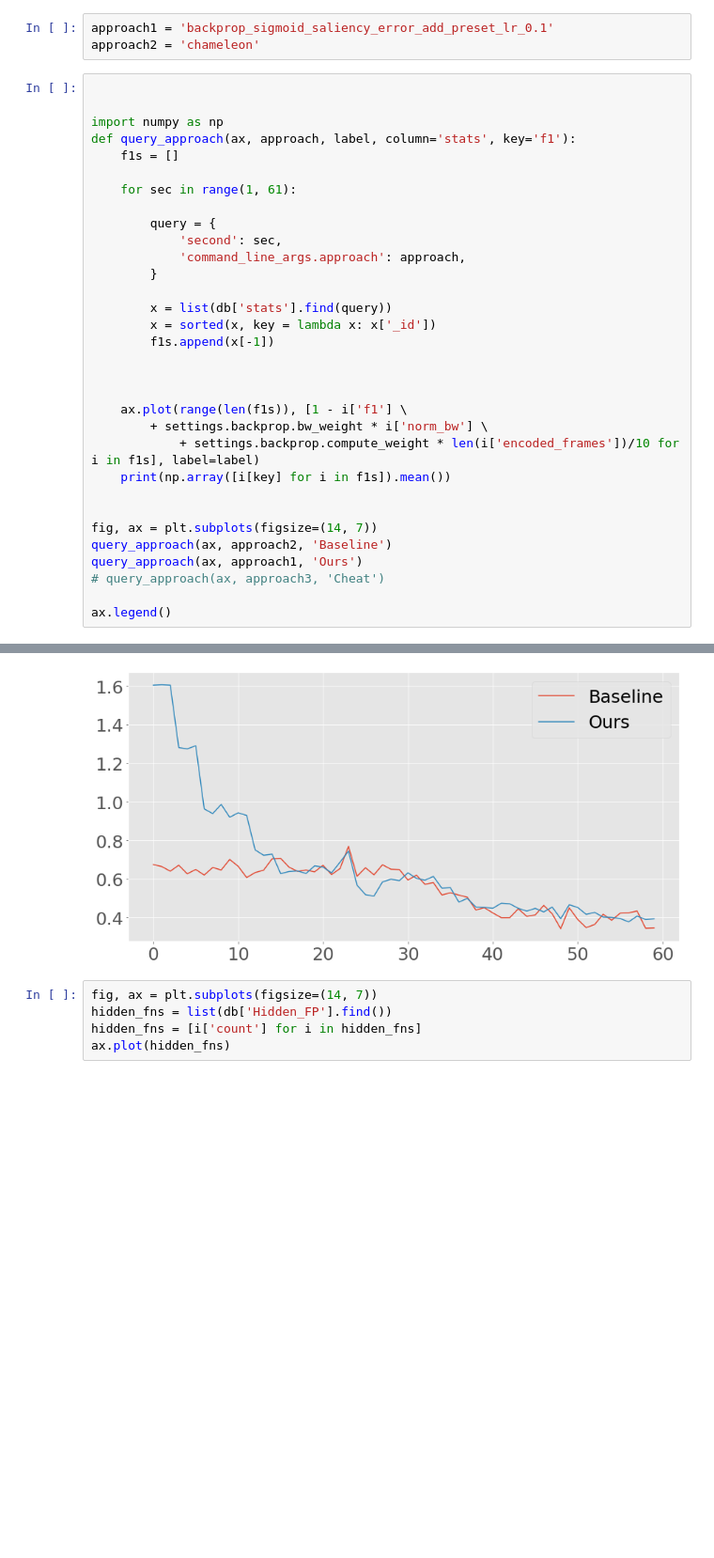
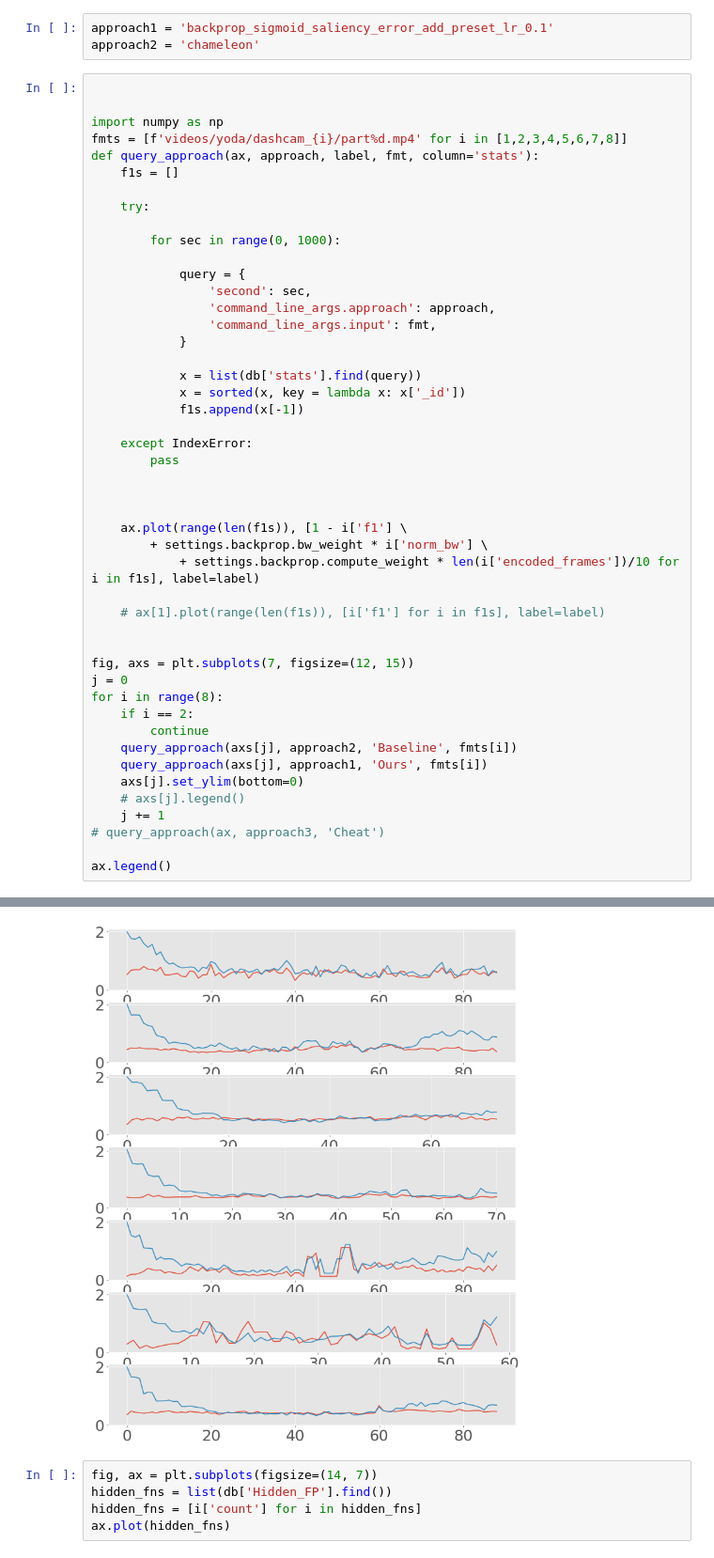
Before and after one commit to KuntaiDu/OneAdapt, a Jupyter notebook: visualize_accuracy.ipynb, the cells around one changed output, grey strips where cells are left out. Shown: that part at 94% size. Cells and saved outputs as stored; diff of their text form; blank space fills up the shorter version.

```diff
--- a/visualize_accuracy.ipynb
+++ b/visualize_accuracy.ipynb
@@ -17,31 +17,46 @@ approach2 = 'chameleon'
 
 
 import numpy as np
-def query_approach(ax, approach, label, column='stats', key='f1'):
+fmts = [f'videos/yoda/dashcam_{i}/part%d.mp4' for i in [1,2,3,4,5,6,7,8]]
+def query_approach(ax, approach, label, fmt, column='stats'):
     f1s = []
 
-    for sec in range(1, 61):
+    try:
 
-        query = {
-            'second': sec,
-            'command_line_args.approach': approach,
-        }
+        for sec in range(0, 1000):
 
-        x = list(db['stats'].find(query))
-        x = sorted(x, key = lambda x: x['_id'])
-        f1s.append(x[-1])
+            query = {
+                'second': sec,
+                'command_line_args.approach': approach,
+                'command_line_args.input': fmt,
+            }
+
+            x = list(db['stats'].find(query))
+            x = sorted(x, key = lambda x: x['_id'])
+            f1s.append(x[-1])
+
+    except IndexError:
+        pass
 
 
 
     ax.plot(range(len(f1s)), [1 - i['f1'] \
         + settings.backprop.bw_weight * i['norm_bw'] \
             + settings.backprop.compute_weight * len(i['encoded_frames'])/10 for i in f1s], label=label)
-    print(np.array([i[key] for i in f1s]).mean())
+
+    # ax[1].plot(range(len(f1s)), [i['f1'] for i in f1s], label=label)
 
 
-fig, ax = plt.subplots(figsize=(14, 7))
-query_approach(ax, approach2, 'Baseline')
-query_approach(ax, approach1, 'Ours')
+fig, axs = plt.subplots(7, figsize=(12, 15))
+j = 0
+for i in range(8):
+    if i == 2:
+        continue
+    query_approach(axs[j], approach2, 'Baseline', fmts[i])
+    query_approach(axs[j], approach1, 'Ours', fmts[i])
+    axs[j].set_ylim(bottom=0)
+    # axs[j].legend()
+    j += 1
 # query_approach(ax, approach3, 'Cheat')
 
 ax.legend()
@@ -52,4 +65,4 @@ ax.legend()
-[figure, old version]
+[figure, new version]
 # %%
 fig, ax = plt.subplots(figsize=(14, 7))
 hidden_fns = list(db['Hidden_FP'].find())
```
Also changed, not shown: parts of 1 cell of this notebook, 2 other files.
